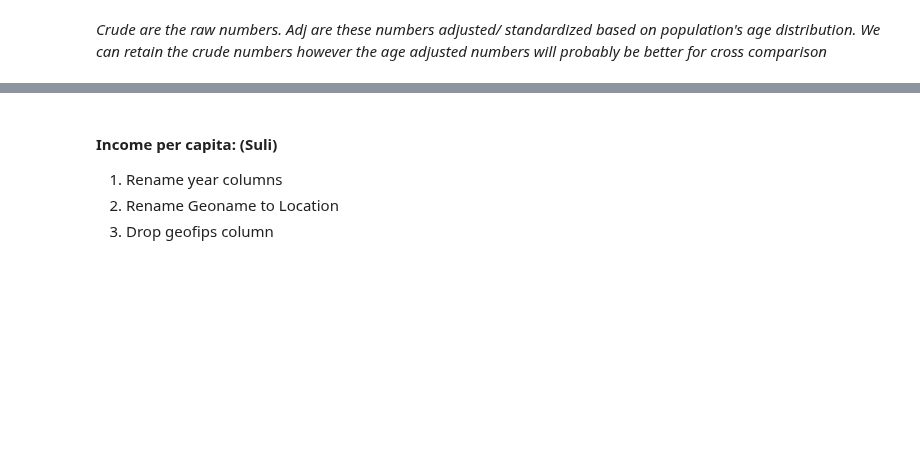
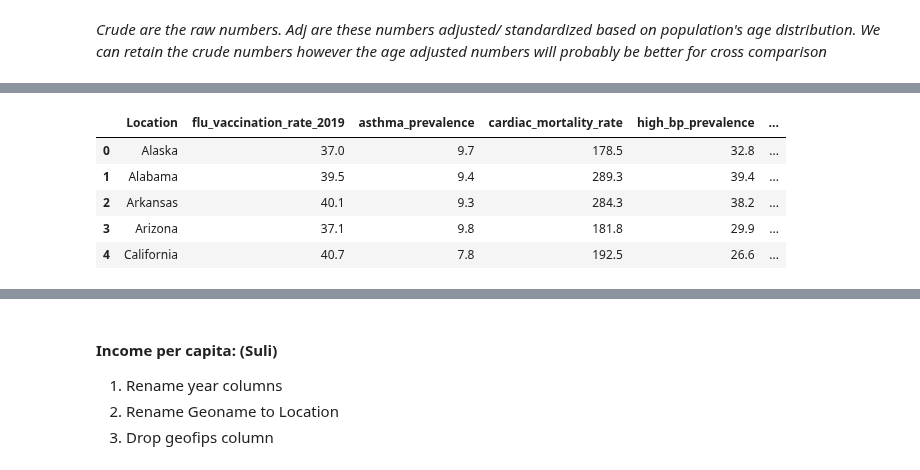
Before and after one commit to rafirahman27/Preparing_for_the_next_Pandemic, a Jupyter notebook: Katie.ipynb, the cells around one changed output, grey strips where cells are left out. Cells and saved outputs as stored; diff of their text form; code cells hidden in the pictures; blank space fills up the shorter version.

```diff
--- a/Katie.ipynb
+++ b/Katie.ipynb
@@ -306,5 +503,5 @@ diabetes.rename(columns={
     'DataValue':'diabetes_prevalence',
     'LocationDesc':'Location'}, inplace=True)
 # %%
-diabetes.drop(columns=['Unnamed: 0', 'YearStart', 'Question'], inplace=True)
+diabetes.drop(columns=['YearStart', 'Question'], inplace=True)
 diabetes.head()
@@ -316,5 +527,5 @@ kidney.rename(columns={
     'DataValue':'kidney_disease_prevalence',
     'LocationDesc':'Location'}, inplace=True)
 # %%
-kidney.drop(columns=['Unnamed: 0', 'YearStart', 'Question'], inplace=True)
+kidney.drop(columns=['YearStart', 'Question'], inplace=True)
 kidney.head()
@@ -323,5 +541,5 @@ copd = pd.read_csv('Data/Raw/copd_adj.csv')
 copd.rename(columns={
     'DataValue':'copd_prevalence',
     'LocationDesc':'Location'}, inplace=True)
-copd.drop(columns=['Unnamed: 0', 'YearStart', 'Question'], inplace=True)
+copd.drop(columns=['YearStart', 'Question'], inplace=True)
 copd.head()
@@ -330,5 +555,5 @@ immun = pd.read_csv('Data/Raw/immun_adj.csv')
 immun.rename(columns={
     'DataValue':'flu_vaccination_rate_2019',
     'LocationDesc':'Location'}, inplace=True)
-immun.drop(columns=['Unnamed: 0', 'YearStart', 'Question'], inplace=True)
+immun.drop(columns=['YearStart', 'Question'], inplace=True)
 immun.head()
@@ -340,6 +572,13 @@ dataframes_to_merge = [cardiac_mortality, high_bp, copd, kidney, diabetes]
 for df in dataframes_to_merge:
     pre_con = pd.merge(pre_con, df, on='Location', how='inner')
 # %%
-pre_con.shape
+pre_con.head()
+# %% [output]
+|  | Location | flu_vaccination_rate_2019 | asthma_prevalence | cardiac_mortality_rate | high_bp_prevalence | ... |
+| 0 | Alaska | 37.0 | 9.7 | 178.5 | 32.8 | ... |
+| 1 | Alabama | 39.5 | 9.4 | 289.3 | 39.4 | ... |
+| 2 | Arkansas | 40.1 | 9.3 | 284.3 | 38.2 | ... |
+| 3 | Arizona | 37.1 | 9.8 | 181.8 | 29.9 | ... |
+| 4 | California | 40.7 | 7.8 | 192.5 | 26.6 | ... |
 # %%
 pre_con.to_csv('Data/cleaned_pre_condtions.csv', index = True)
```
Also changed, not shown: parts of 57 cells of this notebook, 20 other files.
